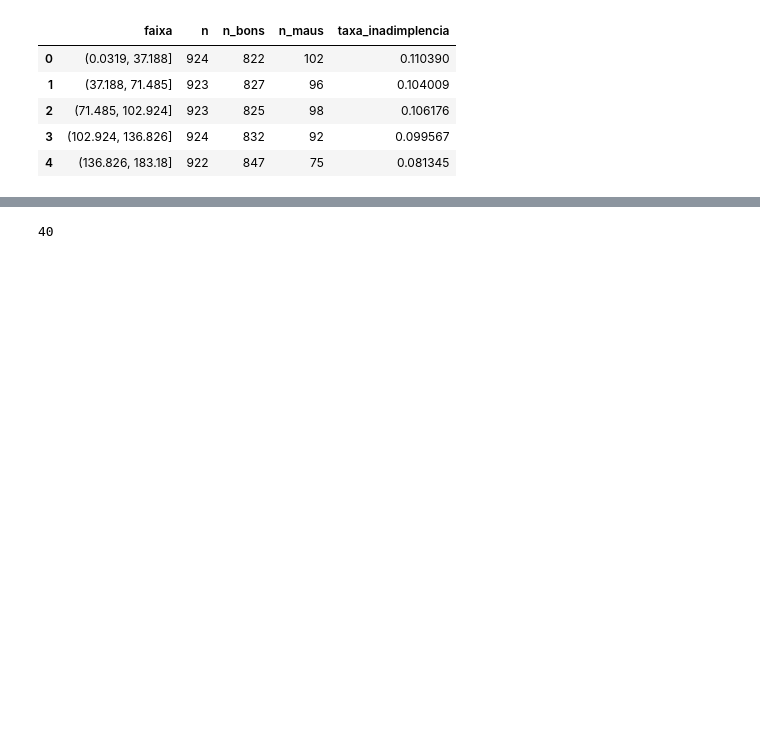
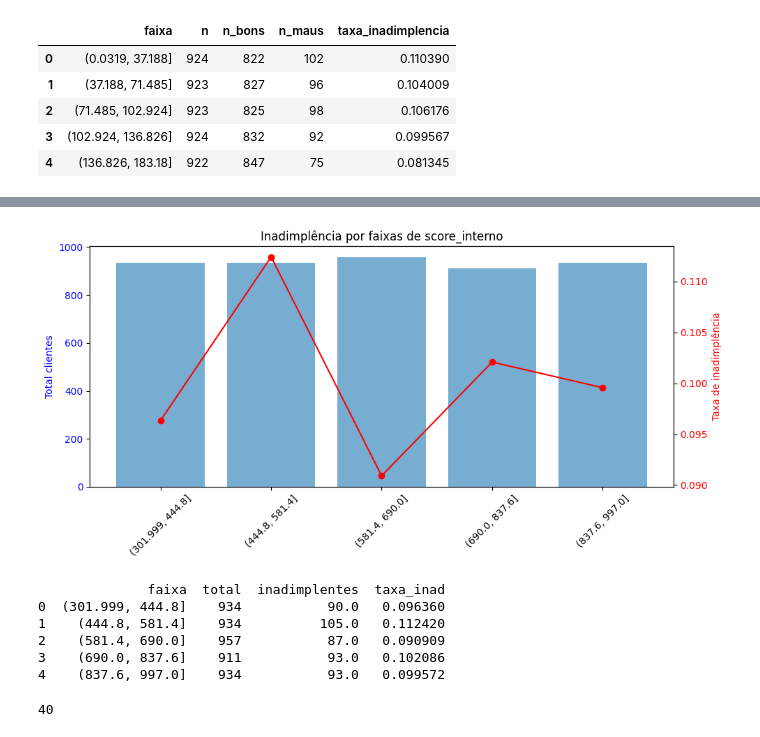
Before and after one commit to matheus-oscar/modelo_pd_2025, a Jupyter notebook: notebooks/revisao_case.ipynb, the cells around one changed output, grey strips where cells are left out. Cells and saved outputs as stored; diff of their text form; code cells hidden in the pictures; blank space fills up the shorter version.

```diff
--- a/notebooks/revisao_case.ipynb
+++ b/notebooks/revisao_case.ipynb
@@ -327,3 +417,14 @@ plot_inad_var(abt, "tempo_relacionamento_meses", target="atraso_90d", bins=5)
+# %%
+resumo = plot_inadimplencia_por_faixa(abt, feature="score_interno", target="atraso_90d", bins = 5)
+print(resumo)
+# %% [output]
+[figure, added]
+              faixa  total  inadimplentes  taxa_inad
+0  (301.999, 444.8]    934           90.0   0.096360
+1    (444.8, 581.4]    934          105.0   0.112420
+2    (581.4, 690.0]    957           87.0   0.090909
+3    (690.0, 837.6]    911           93.0   0.102086
+4    (837.6, 997.0]    934           93.0   0.099572
 # %%
 cols_drop = ['id_cliente', 'data_referencia', 'data_abertura_conta', 'mes_abertura_conta','mes_safra']
 
```
Also changed, not shown: parts of 8 cells of this notebook, 5 other files.
